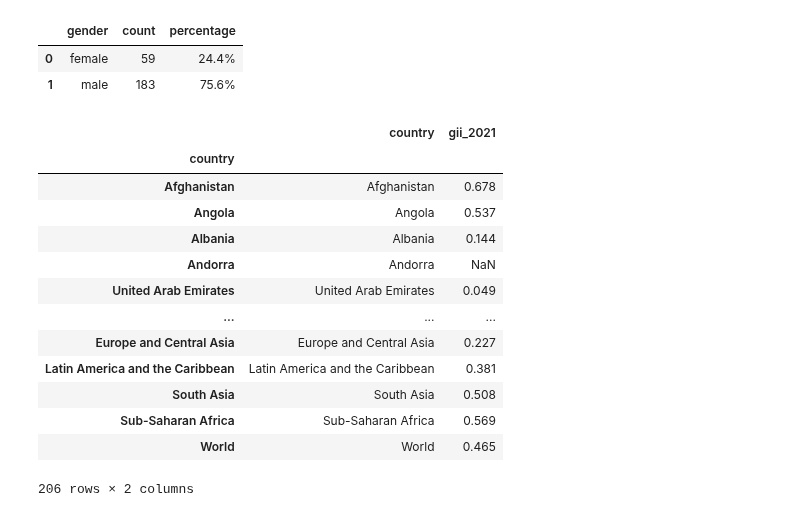
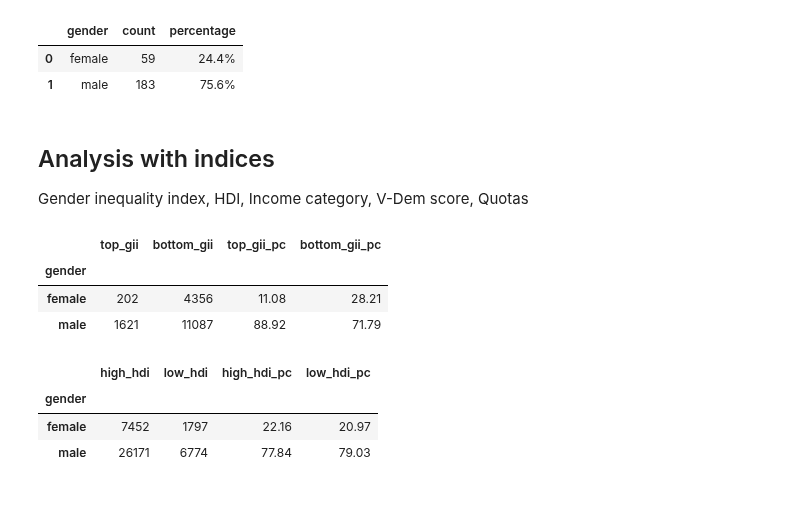
Before and after one commit to OjasSB/DS105, a Jupyter notebook: notebooks/gender.ipynb, the cells around one changed output. Drawn from its saved outputs; the diff is of its cells as text; code cells hidden in the pictures.

Commit message:
Added indices analysis for gender

```diff
--- a/notebooks/gender.ipynb
+++ b/notebooks/gender.ipynb
@@ -40,3 +1,6 @@ df
+# %%
+import pandas as pd
+df=pd.read_csv('../data/data.csv')
 # %%
 gender_df=df.groupby(df['gender']).count()[['name']]
 gender_df['percentage']=(gender_df['name']/gender_df['name'].sum()*100).round(1).astype(str) + '%'
@@ -118,23 +82,47 @@ L_HDI_gender_df
 |  | gender | count | percentage |
 | 0 | female | 59 | 24.4% |
 | 1 | male | 183 | 75.6% |
-# %%
-# Gender inequality index
-gii_df=pd.read_csv('../data/UN HDR all indices data.csv')[['country','gii_2021']]
-gii_df.index=gii_df['country']
-gii_df
-# %% [output]
-|  | country | gii_2021 |
-| country |  |  |
-| Afghanistan | Afghanistan | 0.678 |
-| Angola | Angola | 0.537 |
-| Albania | Albania | 0.144 |
-| Andorra | Andorra | NaN |
-| United Arab Emirates | United Arab Emirates | 0.049 |
-| ... | ... | ... |
-| Europe and Central Asia | Europe and Central Asia | 0.227 |
-| Latin America and the Caribbean | Latin America and the Caribbean | 0.381 |
-| South Asia | South Asia | 0.508 |
-| Sub-Saharan Africa | Sub-Saharan Africa | 0.569 |
-| World | World | 0.465 |
-206 rows × 2 columns
+# %% [markdown]
+## Analysis with indices
+
+Gender inequality index, HDI, Income category, V-Dem score, Quotas
+# %%
+import utils
+
+# Gender inequality index (GII)
+
+top_gii=df.query('country in @utils.top_gii')
+bottom_gii=df.query('country in @utils.bottom_gii')
+top_gii_df=top_gii.groupby('gender').count()[['name']]
+bottom_gii_df=bottom_gii.groupby('gender').count()[['name']]
+gender_df=pd.merge(top_gii_df, bottom_gii_df, how='inner',left_index=True,right_index=True)
+gender_df.columns=['top_gii','bottom_gii']
+
+# Add columns for percentage
+gender_df['top_gii_pc']=(gender_df['top_gii']/gender_df['top_gii'].sum()*100).round(2)
+gender_df['bottom_gii_pc']=(gender_df['bottom_gii']/gender_df['bottom_gii'].sum()*100).round(2)
+gender_df
+# %% [output]
+|  | top_gii | bottom_gii | top_gii_pc | bottom_gii_pc |
+| gender |  |  |  |  |
+| female | 202 | 4356 | 11.08 | 28.21 |
+| male | 1621 | 11087 | 88.92 | 71.79 |
+# %%
+# HDI
+
+high_hdi=df.query('country in @utils.high_hdi')
+low_hdi=df.query('country in @utils.low_hdi')
+high_hdi_df=high_hdi.groupby('gender').count()[['name']]
+low_hdi_df=low_hdi.groupby('gender').count()[['name']]
+gender_df=pd.merge(high_hdi_df, low_hdi_df, how='inner',left_index=True,right_index=True)
+gender_df.columns=['high_hdi','low_hdi']
+
+# Add columns for percentage
+gender_df['high_hdi_pc']=(gender_df['high_hdi']/gender_df['high_hdi'].sum()*100).round(2)
+gender_df['low_hdi_pc']=(gender_df['low_hdi']/gender_df['low_hdi'].sum()*100).round(2)
+gender_df
+# %% [output]
+|  | high_hdi | low_hdi | high_hdi_pc | low_hdi_pc |
+| gender |  |  |  |  |
+| female | 7452 | 1797 | 22.16 | 20.97 |
+| male | 26171 | 6774 | 77.84 | 79.03 |
```
Also changed, not shown: parts of 8 cells of this notebook, 2 other files.
